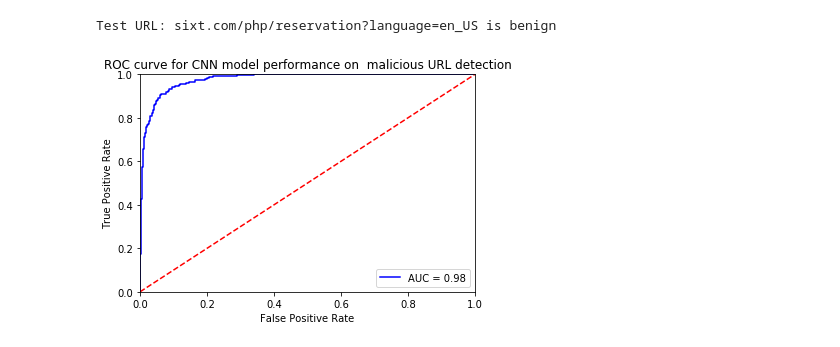
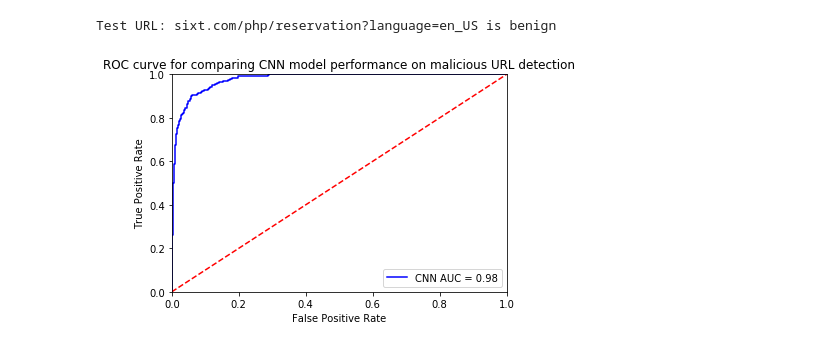
Before and after one commit to TianjingCai/ANLY-590, a Jupyter notebook: assignments/ANLY590 HW2.ipynb, the cells around one changed output. Saved outputs shown, nothing was run; the diff lists cells and outputs as text; code cells hidden in the pictures.

```diff
--- a/assignments/ANLY590 HW2.ipynb
+++ b/assignments/ANLY590 HW2.ipynb
@@ -717,18 +715,20 @@ Test URL: sixt.com/php/reservation?language=en_US is benign
 # %%
 target_pred = model.predict(X_test)
 # drawing roc curve to examine predicting power of fully connected CNN model
-fpr, tpr, threshold = roc_curve(target_test, target_pred)
-roc_auc = auc(fpr, tpr)
+fpr_cnn, tpr_cnn, threshold = roc_curve(target_test, target_pred)
+roc_auc_cnn = auc(fpr_cnn, tpr_cnn)
 
 
-plt.title('ROC curve for CNN model performance on  malicious URL detection')
-plt.plot(fpr, tpr, 'b', label = 'AUC = %0.2f' % roc_auc)
+plt.title('ROC curve for comparing CNN model performance on malicious URL detection')
+plt.plot(fpr_cnn, tpr_cnn, 'b', label = 'CNN AUC = %0.2f' % roc_auc_cnn)
+
 plt.legend(loc = 'lower right')
 plt.plot([0, 1], [0, 1],'r--')
 plt.xlim([0, 1])
 plt.ylim([0, 1])
 plt.ylabel('True Positive Rate')
 plt.xlabel('False Positive Rate')
+plt.legend()
 plt.show()
 # %% [output]
-[figure, old version]
+[figure, new version]
```
Also changed, not shown: parts of 7 cells of this notebook.
